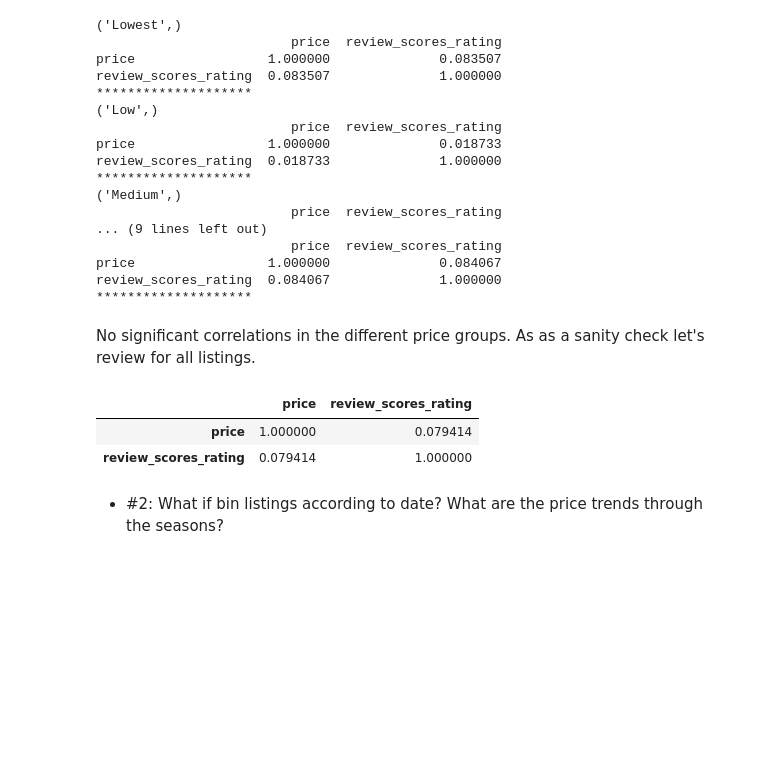
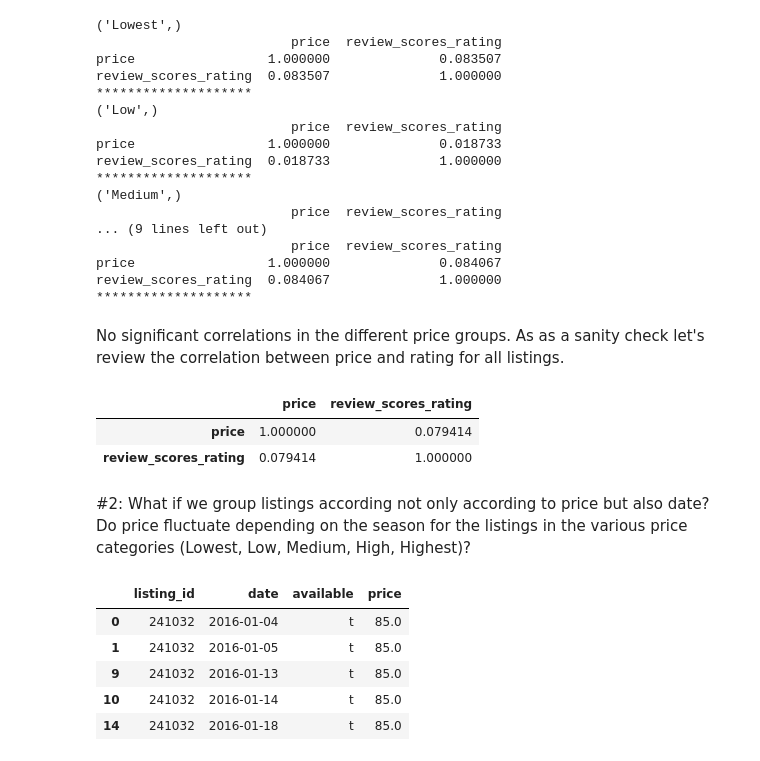
Before and after one commit to sunny0402/airbnb_data, a Jupyter notebook: airbnb_seattle.ipynb, the cells around one changed output. Saved outputs shown, nothing was run; the diff lists cells and outputs as text; code cells hidden in the pictures; blank space fills up the shorter version.

```diff
--- a/airbnb_seattle.ipynb
+++ b/airbnb_seattle.ipynb
@@ -160,12 +161,21 @@ price                 1.000000              0.084067
 review_scores_rating  0.084067              1.000000
 ********************
 # %% [markdown]
-No significant correlations in the different price groups. As as a sanity check let's review for all listings.
+No significant correlations in the different price groups. As as a sanity check let's review the correlation between price and rating for all listings.
 # %%
 calendar_join_ratings[['price','review_scores_rating']].corr()
 # %% [output]
 |  | price | review_scores_rating |
 | price | 1.000000 | 0.079414 |
 | review_scores_rating | 0.079414 | 1.000000 |
-# %% [markdown]
-- #2: What if bin listings according to date? What are the price trends through the seasons?
+# %% [markdown]
+#2: What if we group listings according not only according to price but also date? Do price fluctuate depending on the season for the listings in the various price categories (Lowest, Low, Medium, High, Highest)?
+# %%
+cal_df.head()
+# %% [output]
+|  | listing_id | date | available | price |
+| 0 | 241032 | 2016-01-04 | t | 85.0 |
+| 1 | 241032 | 2016-01-05 | t | 85.0 |
+| 9 | 241032 | 2016-01-13 | t | 85.0 |
+| 10 | 241032 | 2016-01-14 | t | 85.0 |
+| 14 | 241032 | 2016-01-18 | t | 85.0 |
```
Also changed, not shown: parts of 12 cells of this notebook.
